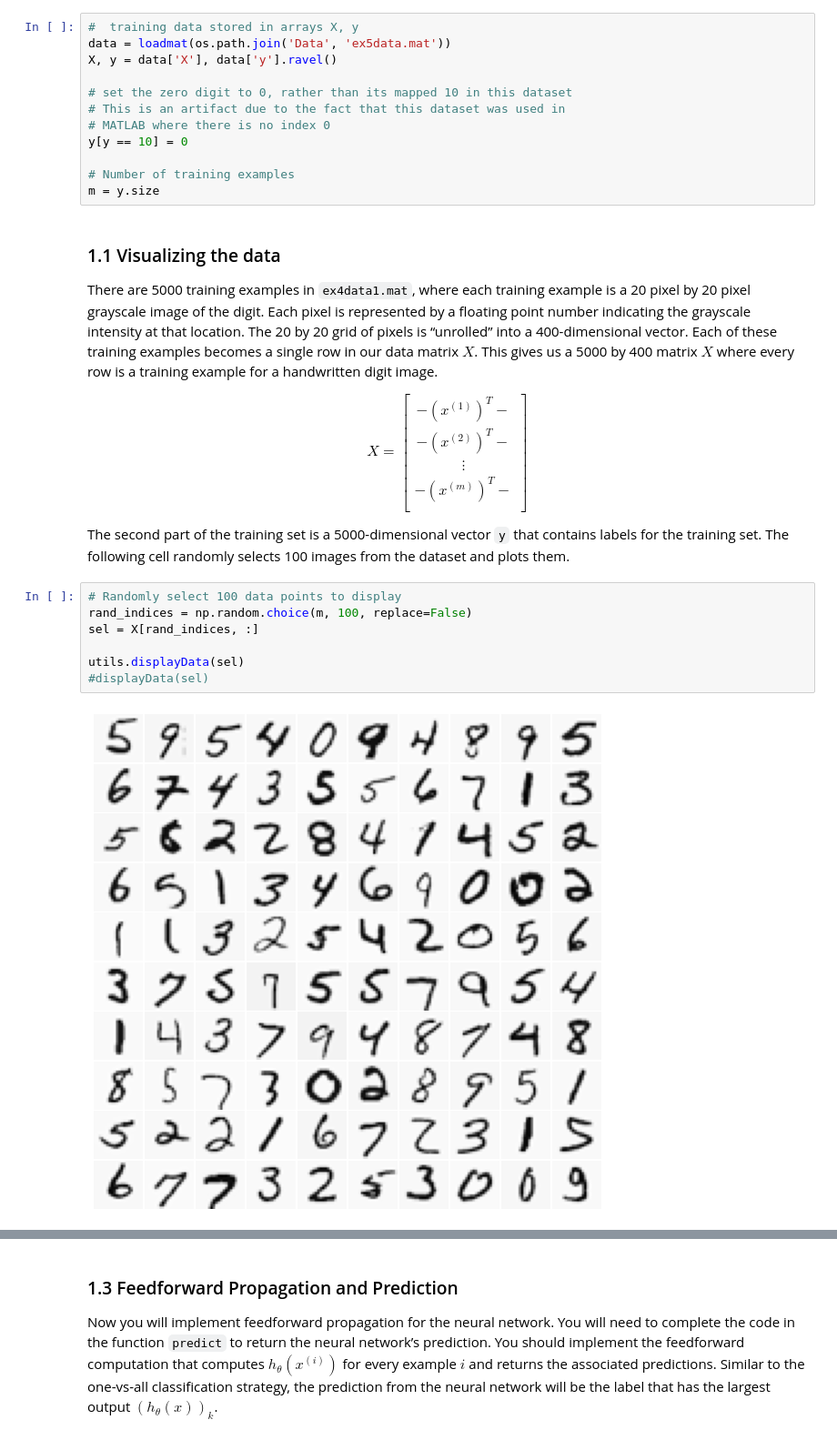
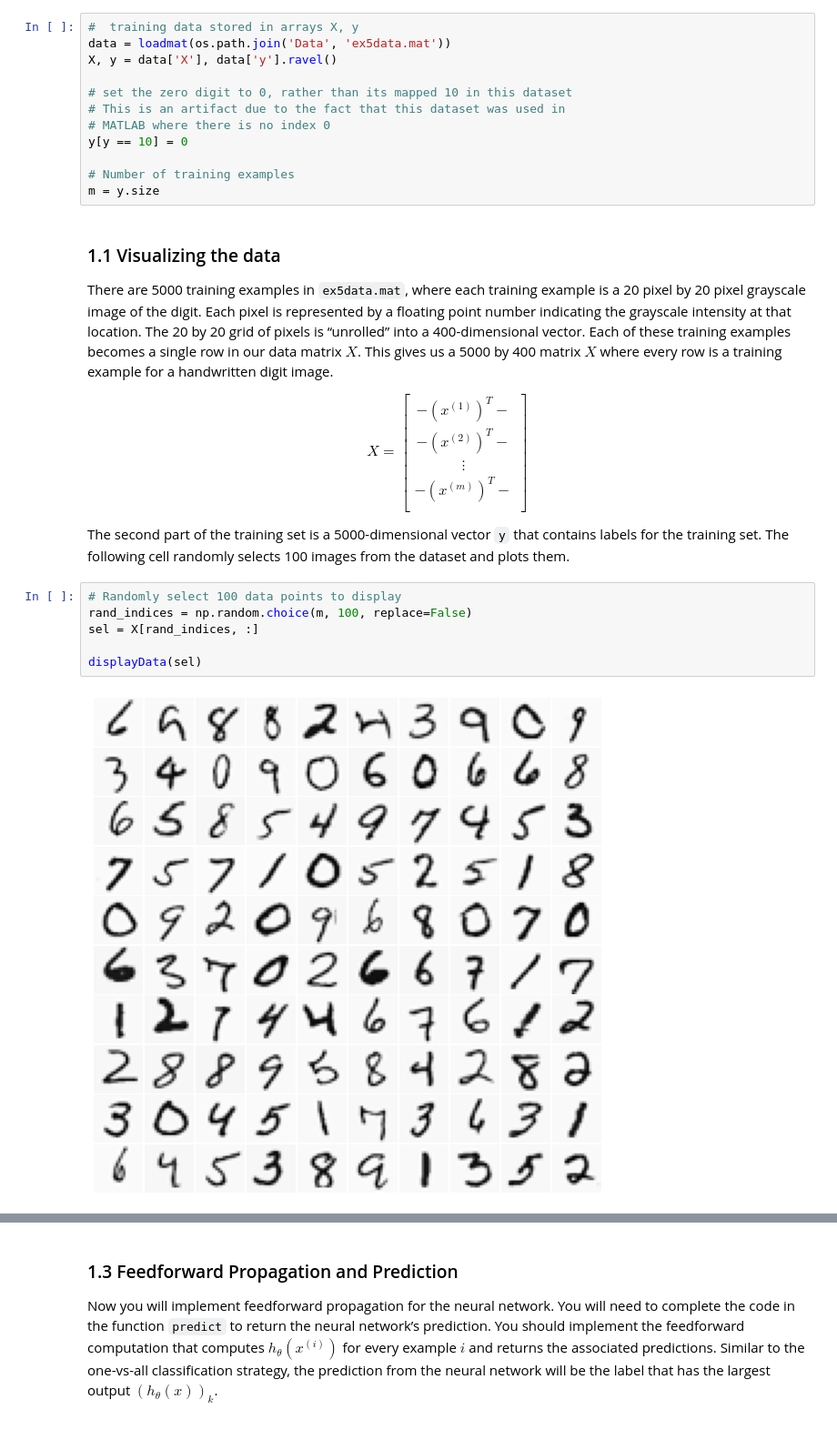
Before and after one commit to DebjitHore/APL405, a Jupyter notebook: Week_05_NeuralNetworks_ForwardPropagation./Week 5_NN_Forward Propagation.ipynb, the cells around one changed output, grey strips where cells are left out. Shown at 91% size. Cells and saved outputs as stored; diff of their text form.

```diff
--- a/Week_05_NeuralNetworks_ForwardPropagation./Week 5_NN_Forward Propagation.ipynb
+++ b/Week_05_NeuralNetworks_ForwardPropagation./Week 5_NN_Forward Propagation.ipynb
@@ -88,7 +88,7 @@ m = y.size
 # %% [markdown]
 ### 1.1 Visualizing the data
 
-There are 5000 training examples in `ex4data1.mat`, where each training example is a 20 pixel by 20 pixel grayscale image of the digit. Each pixel is represented by a floating point number indicating the grayscale intensity at that location. The 20 by 20 grid of pixels is “unrolled” into a 400-dimensional vector. Each
+There are 5000 training examples in `ex5data.mat`, where each training example is a 20 pixel by 20 pixel grayscale image of the digit. Each pixel is represented by a floating point number indicating the grayscale intensity at that location. The 20 by 20 grid of pixels is “unrolled” into a 400-dimensional vector. Each
 of these training examples becomes a single row in our data matrix $X$. This gives us a 5000 by 400 matrix $X$ where every row is a training example for a handwritten digit image.
 
 $$ X = \begin{bmatrix} - \left(x^{(1)} \right)^T - \\
@@ -103,12 +103,11 @@ The following cell randomly selects 100 images from the dataset and plots them.
 # %%
 # Randomly select 100 data points to display
 rand_indices = np.random.choice(m, 100, replace=False)
 sel = X[rand_indices, :]
 
-utils.displayData(sel)
-#displayData(sel)
+displayData(sel)
 # %% [output]
-[figure, old version]
+[figure, new version]
 # %% [markdown]
 ### 1.2 Model representation
 
```
Also changed, not shown: parts of 36 cells of this notebook, 3 other files.
